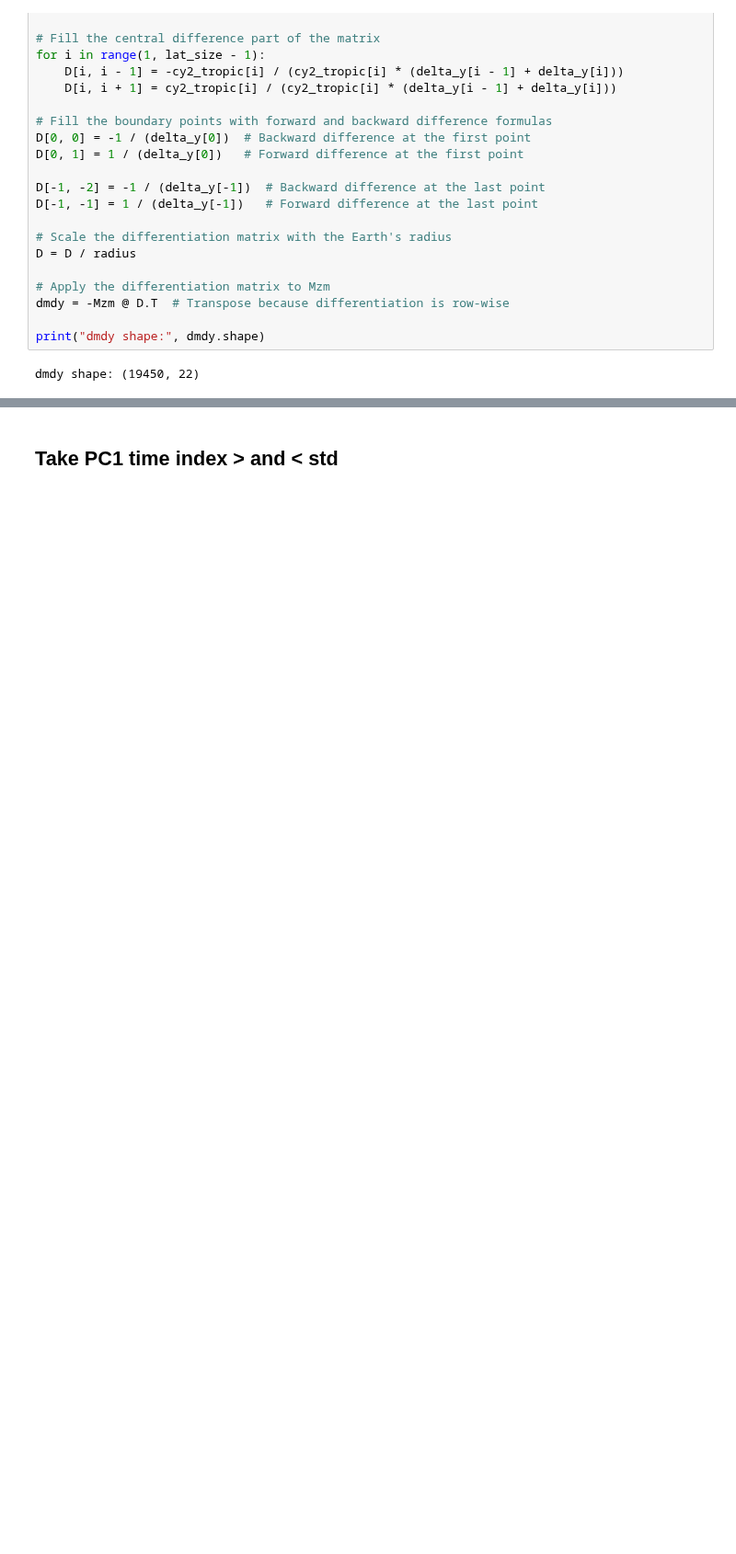
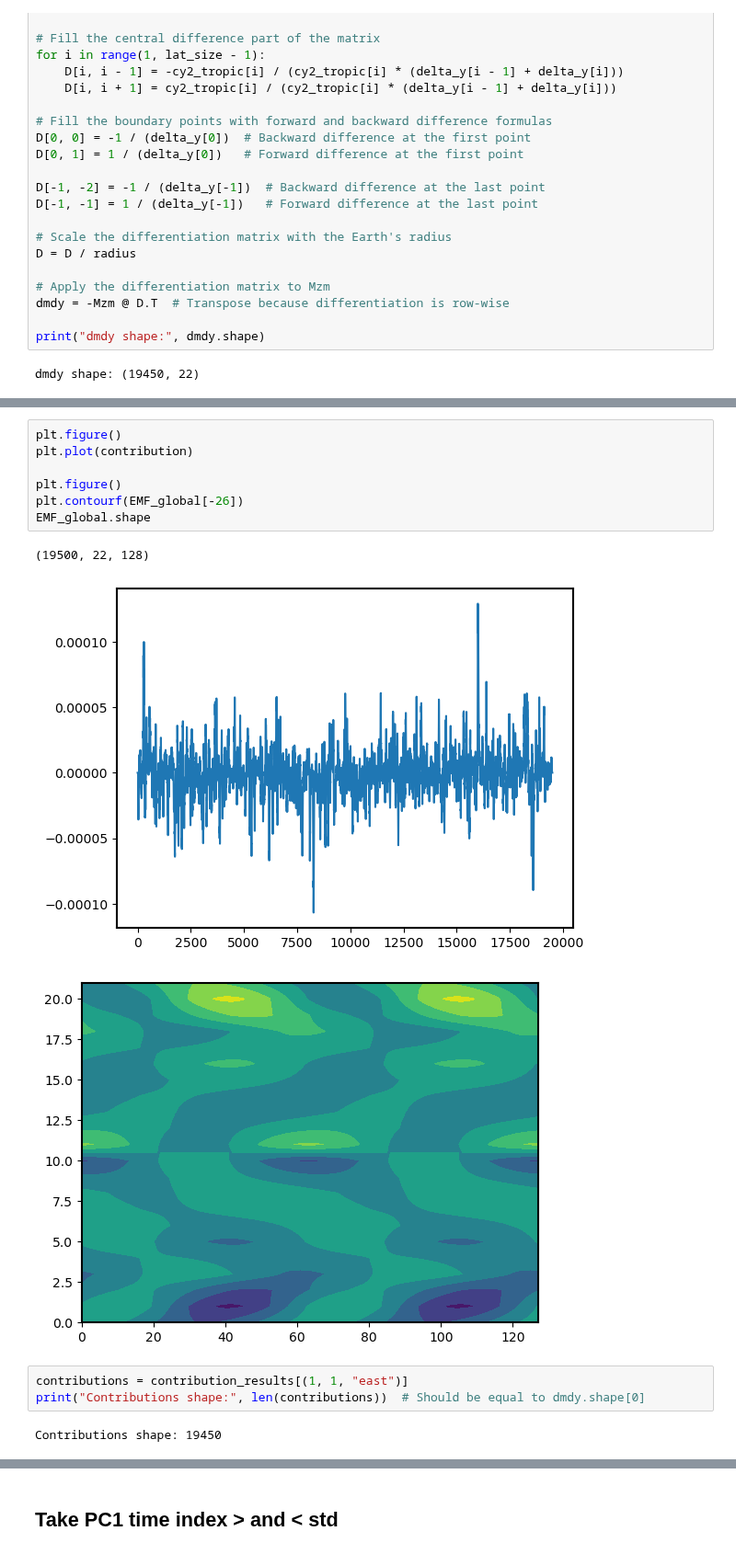
Before and after one commit to PeterChang1023/Moist_Dycore, a Jupyter notebook: IdealizeSpetral.jl/exp/HSt42/Jo_Jo_Dycore_Master_4.ipynb, the cells around one changed output, grey strips where cells are left out. Shown at 92% size. Drawn from its saved outputs; the diff is of its cells as text; blank space fills up the shorter version.

```diff
--- a/IdealizeSpetral.jl/exp/HSt42/Jo_Jo_Dycore_Master_4.ipynb
+++ b/IdealizeSpetral.jl/exp/HSt42/Jo_Jo_Dycore_Master_4.ipynb
@@ -815,0 +840,16 @@ EOF1_dry.shape
+# %%
+plt.figure()
+plt.plot(contribution)
+
+plt.figure()
+plt.contourf(EMF_global[-26])
+EMF_global.shape
+# %% [output]
+(19500, 22, 128)
+[figure, added]
+[figure, added]
+# %%
+contributions = contribution_results[(1, 1, "east")]
+print("Contributions shape:", len(contributions))  # Should be equal to dmdy.shape[0]
+# %% [output]
+Contributions shape: 19450
```
Also changed, not shown: parts of 19 cells of this notebook.
